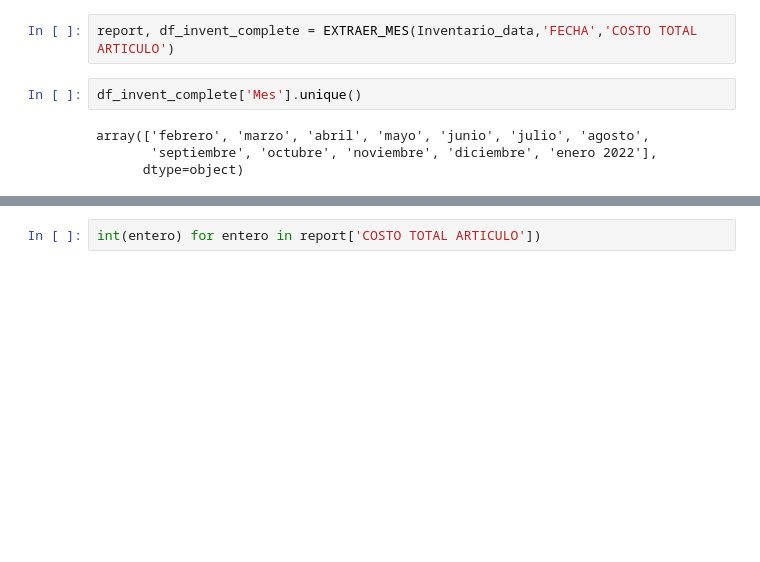
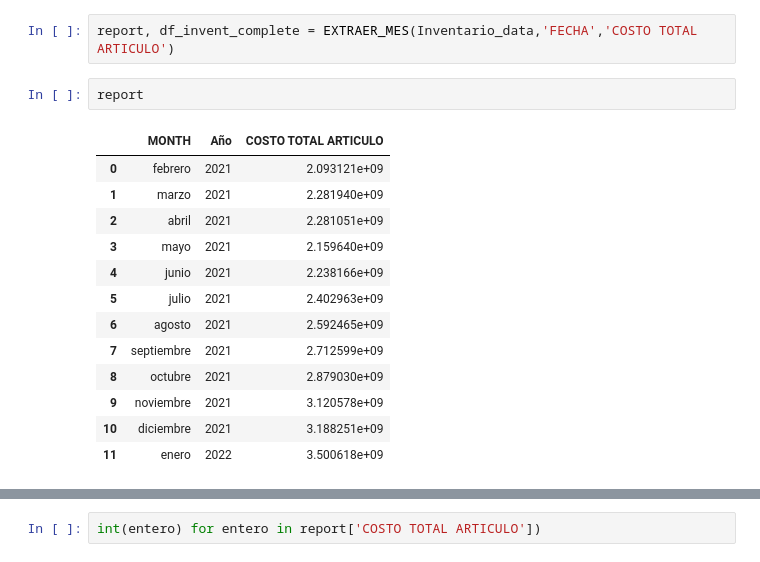
Before and after one commit to FabianCoyDuarte/Medical_Data, a Jupyter notebook: inventario.ipynb, the cells around one changed output, grey strips where cells are left out. Drawn from its saved outputs; the diff is of its cells as text; blank space fills up the shorter version.

```diff
--- a/inventario.ipynb
+++ b/inventario.ipynb
@@ -179,10 +177,20 @@ def EXTRAER_MES(df,columna_fecha,columna_precio):
     return final, df
 # %%
 report, df_invent_complete = EXTRAER_MES(Inventario_data,'FECHA','COSTO TOTAL ARTICULO')
-# %%
-df_invent_complete['Mes'].unique()
-# %% [output]
-array(['febrero', 'marzo', 'abril', 'mayo', 'junio', 'julio', 'agosto',
-       'septiembre', 'octubre', 'noviembre', 'diciembre', 'enero 2022'],
-      dtype=object)
+# %%
+report
+# %% [output]
+|  | MONTH | Año | COSTO TOTAL ARTICULO |
+| 0 | febrero | 2021 | 2.093121e+09 |
+| 1 | marzo | 2021 | 2.281940e+09 |
+| 2 | abril | 2021 | 2.281051e+09 |
+| 3 | mayo | 2021 | 2.159640e+09 |
+| 4 | junio | 2021 | 2.238166e+09 |
+| 5 | julio | 2021 | 2.402963e+09 |
+| 6 | agosto | 2021 | 2.592465e+09 |
+| 7 | septiembre | 2021 | 2.712599e+09 |
+| 8 | octubre | 2021 | 2.879030e+09 |
+| 9 | noviembre | 2021 | 3.120578e+09 |
+| 10 | diciembre | 2021 | 3.188251e+09 |
+| 11 | enero | 2022 | 3.500618e+09 |
 # %%
```
Also changed, not shown: parts of 15 cells of this notebook, 2 other files.
